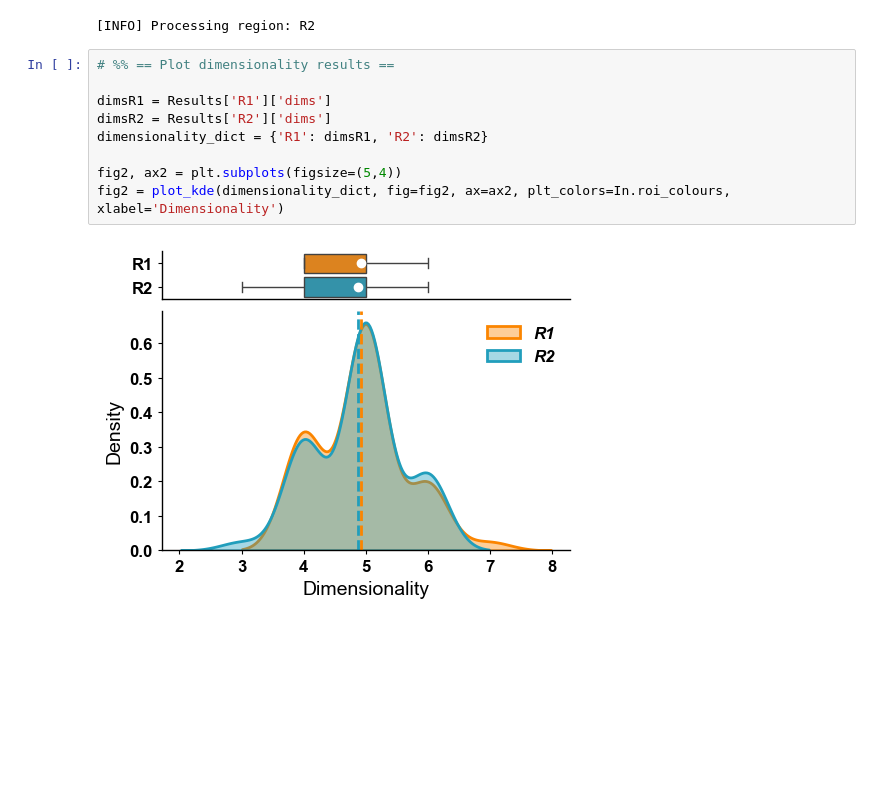
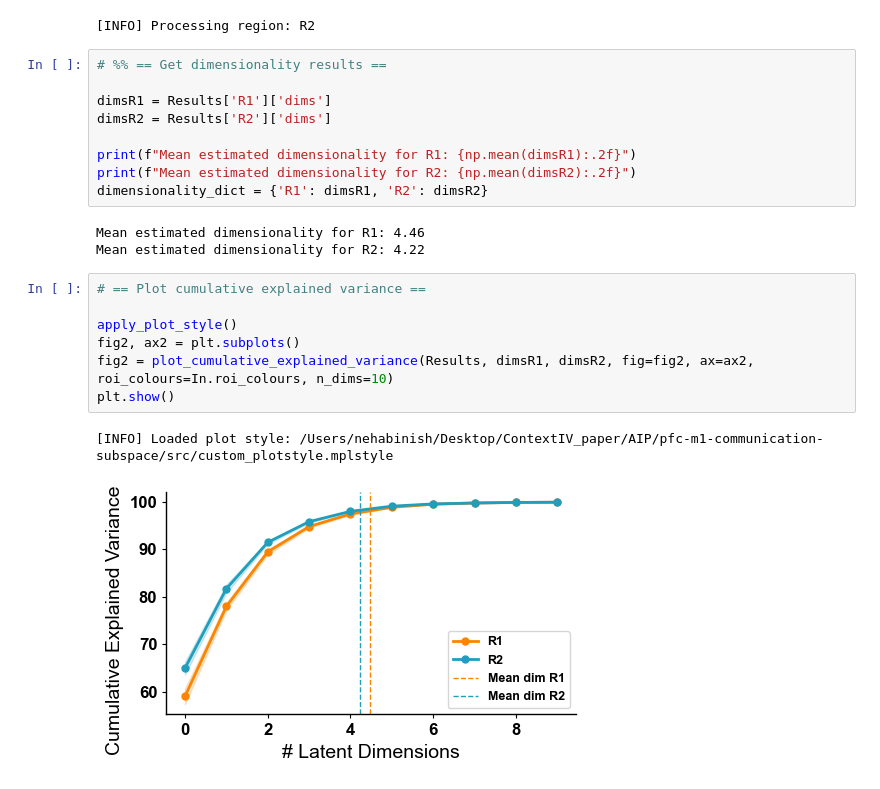
Before and after one commit to nehabinish/pfc-m1-communication-subspace, a Jupyter notebook: scripts/check-data-dimensionality.ipynb, the cells around one changed output. Drawn from its saved outputs; the diff is of its cells as text; blank space fills up the shorter version.

Commit message:
finalised demo data for notebooks and made example figures with synthetic data for both notebooks.

```diff
--- a/scripts/check-data-dimensionality.ipynb
+++ b/scripts/check-data-dimensionality.ipynb
@@ -187,13 +190,24 @@ Results = estimate_single_trial_dimensionality(data, verbose=True)
 [INFO] Processing region: R1
 [INFO] Processing region: R2
 # %%
-# %% == Plot dimensionality results ==
+# %% == Get dimensionality results ==
 
 dimsR1 = Results['R1']['dims']
 dimsR2 = Results['R2']['dims']
+
+print(f"Mean estimated dimensionality for R1: {np.mean(dimsR1):.2f}")
+print(f"Mean estimated dimensionality for R2: {np.mean(dimsR2):.2f}")
 dimensionality_dict = {'R1': dimsR1, 'R2': dimsR2}
-
-fig2, ax2 = plt.subplots(figsize=(5,4))
-fig2 = plot_kde(dimensionality_dict, fig=fig2, ax=ax2, plt_colors=In.roi_colours, xlabel='Dimensionality')
 # %% [output]
-[figure, removed]
+Mean estimated dimensionality for R1: 4.46
+Mean estimated dimensionality for R2: 4.22
+# %%
+# == Plot cumulative explained variance ==
+
+apply_plot_style()
+fig2, ax2 = plt.subplots()
+fig2 = plot_cumulative_explained_variance(Results, dimsR1, dimsR2, fig=fig2, ax=ax2, roi_colours=In.roi_colours, n_dims=10)
+plt.show()
+# %% [output]
+[INFO] Loaded plot style: /Users/nehabinish/Desktop/ContextIV_paper/AIP/pfc-m1-communication-subspace/src/custom_plotstyle.mplstyle
+[figure, added]
```
Also changed, not shown: parts of 3 cells of this notebook, 6 other files.
